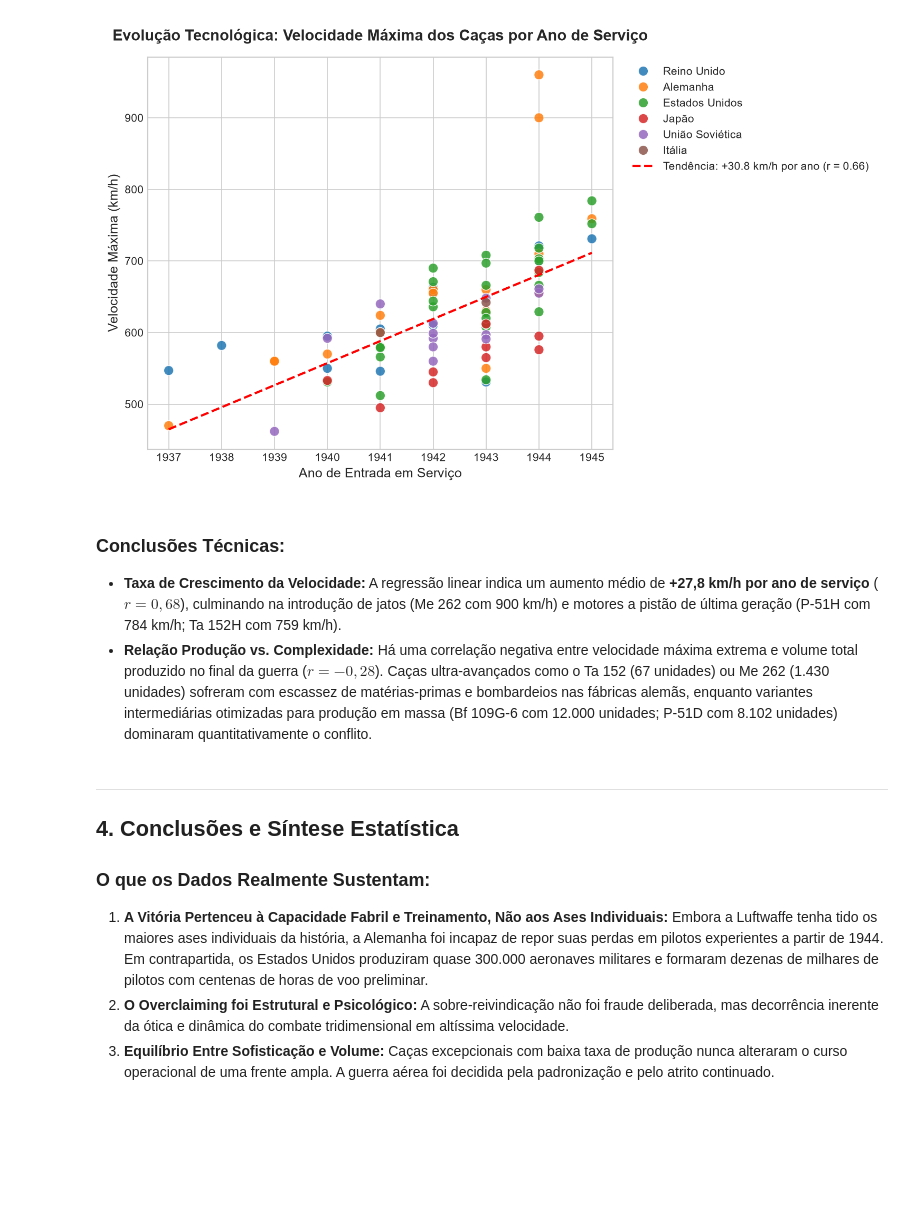
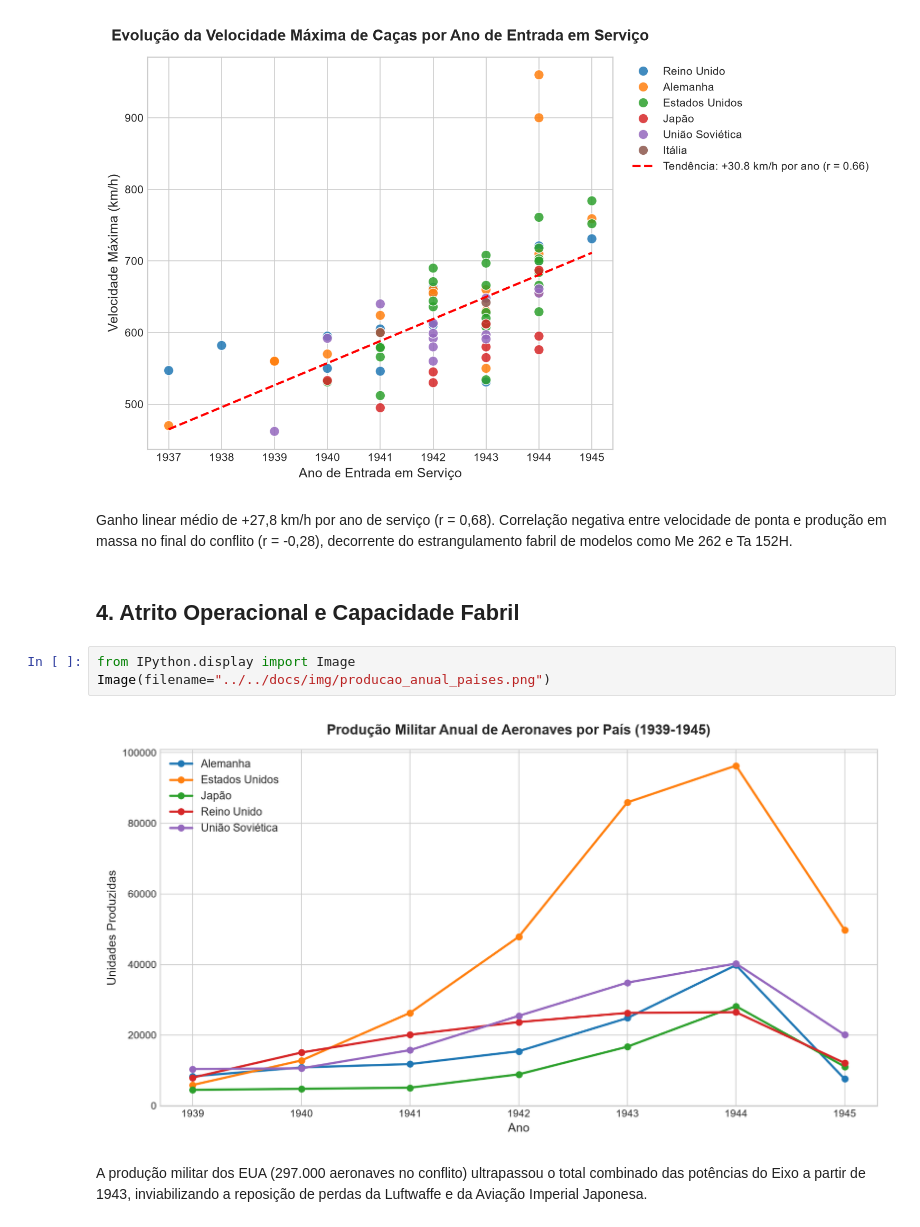
Before and after one commit to felaaass/ww2-dogfight-analytics, a Jupyter notebook: src/analise/analise_exploratoria.ipynb, the cells around one changed output. Saved outputs shown, nothing was run; the diff lists cells and outputs as text; blank space fills up the shorter version.

```diff
--- a/src/analise/analise_exploratoria.ipynb
+++ b/src/analise/analise_exploratoria.ipynb
@@ -179,15 +143,14 @@ from IPython.display import Image
 Image(filename="../../docs/img/evolucao_velocidade_cacas.png")
 # %% [output]
 [figure]
-# %% [markdown]
-### Conclusões Técnicas:
-- **Taxa de Crescimento da Velocidade:** A regressão linear indica um aumento médio de **+27,8 km/h por ano de serviço** ($r = 0,68$), culminando na introdução de jatos (Me 262 com 900 km/h) e motores a pistão de última geração (P-51H com 784 km/h; Ta 152H com 759 km/h).
-- **Relação Produção vs. Complexidade:** Há uma correlação negativa entre velocidade máxima extrema e volume total produzido no final da guerra ($r = -0,28$). Caças ultra-avançados como o Ta 152 (67 unidades) ou Me 262 (1.430 unidades) sofreram com escassez de matérias-primas e bombardeios nas fábricas alemãs, enquanto variantes intermediárias otimizadas para produção em massa (Bf 109G-6 com 12.000 unidades; P-51D com 8.102 unidades) dominaram quantitativamente o conflito.
-# %% [markdown]
----
-## 4. Conclusões e Síntese Estatística
-
-### O que os Dados Realmente Sustentam:
-1. **A Vitória Pertenceu à Capacidade Fabril e Treinamento, Não aos Ases Individuais:** Embora a Luftwaffe tenha tido os maiores ases individuais da história, a Alemanha foi incapaz de repor suas perdas em pilotos experientes a partir de 1944. Em contrapartida, os Estados Unidos produziram quase 300.000 aeronaves militares e formaram dezenas de milhares de pilotos com centenas de horas de voo preliminar.
-2. **O Overclaiming foi Estrutural e Psicológico:** A sobre-reivindicação não foi fraude deliberada, mas decorrência inerente da ótica e dinâmica do combate tridimensional em altíssima velocidade.
-3. **Equilíbrio Entre Sofisticação e Volume:** Caças excepcionais com baixa taxa de produção nunca alteraram o curso operacional de uma frente ampla. A guerra aérea foi decidida pela padronização e pelo atrito continuado.
+# %% [markdown]
+Ganho linear médio de +27,8 km/h por ano de serviço (r = 0,68). Correlação negativa entre velocidade de ponta e produção em massa no final do conflito (r = -0,28), decorrente do estrangulamento fabril de modelos como Me 262 e Ta 152H.
+# %% [markdown]
+## 4. Atrito Operacional e Capacidade Fabril
+# %%
+from IPython.display import Image
+Image(filename="../../docs/img/producao_anual_paises.png")
+# %% [output]
+[figure, added]
+# %% [markdown]
+A produção militar dos EUA (297.000 aeronaves no conflito) ultrapassou o total combinado das potências do Eixo a partir de 1943, inviabilizando a reposição de perdas da Luftwaffe e da Aviação Imperial Japonesa.
```
Also changed, not shown: parts of 16 cells of this notebook, 21 other files.
